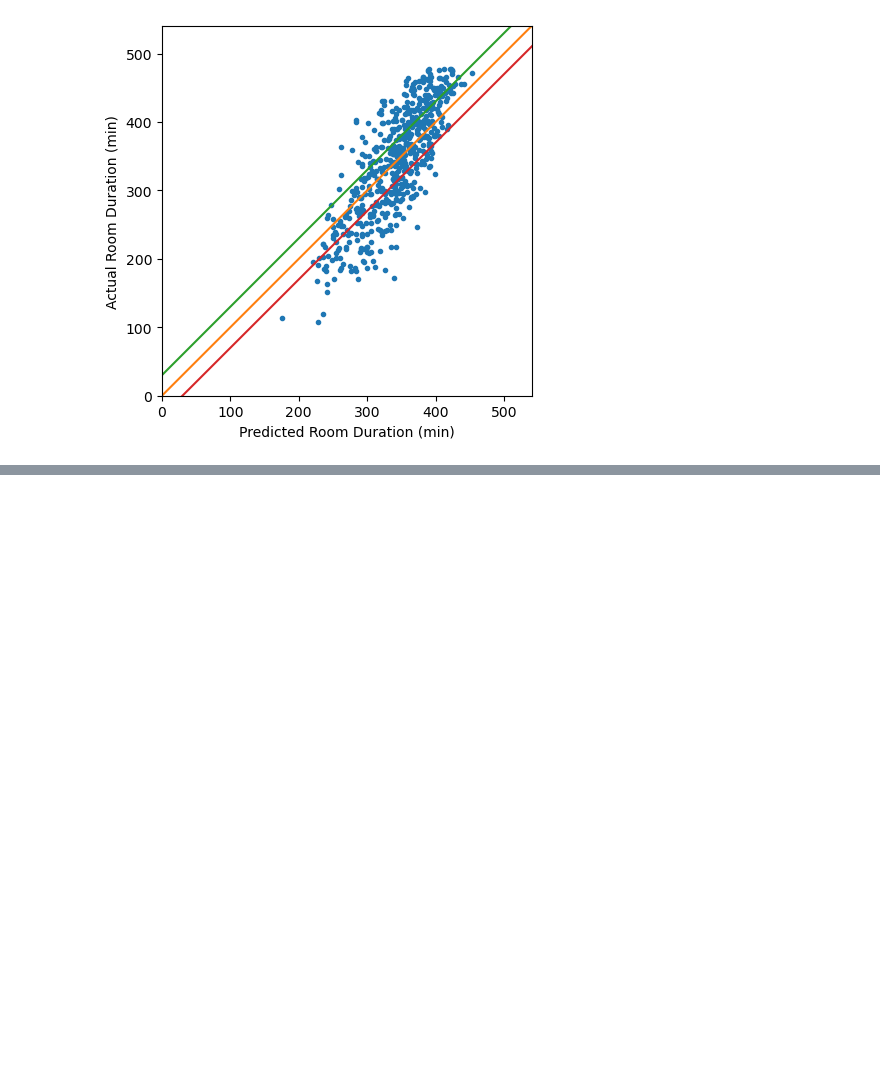
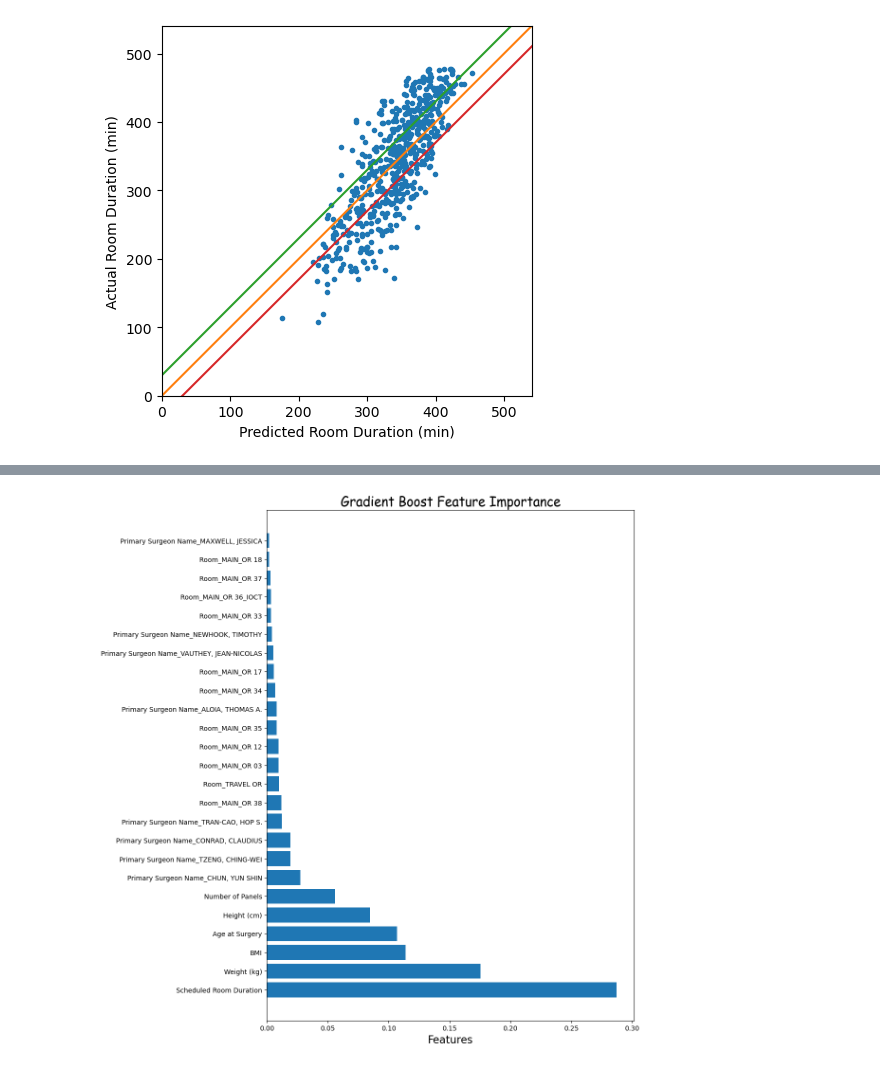
Before and after one commit to LiuDaveLiu/theatre-scheduling, a Jupyter notebook: modelling/CaseDurationPrediction.ipynb, the cells around one changed output, grey strips where cells are left out. Drawn from its saved outputs; the diff is of its cells as text; code cells hidden in the pictures; blank space fills up the shorter version.

```diff
--- a/modelling/CaseDurationPrediction.ipynb
+++ b/modelling/CaseDurationPrediction.ipynb
@@ -116,3 +116,23 @@ plt.ylabel('Actual Room Duration (min)')
 plt.show()
 # %% [output]
 [figure]
+# %%
+def encode_and_bind(original_dataframe, features_to_encode):
+    dummies = pd.get_dummies(original_dataframe[features_to_encode])
+    res = pd.concat([dummies, original_dataframe], axis=1)
+    res = res.drop(features_to_encode, axis=1)
+    return(res)
+X_train_encoded = encode_and_bind(X, features_to_encode)
+# %%
+def encode_and_bind(original_dataframe, features_to_encode):
+    dummies = pd.get_dummies(original_dataframe[features_to_encode])
+    res = pd.concat([dummies, original_dataframe], axis=1)
+    res = res.drop(features_to_encode, axis=1)
+    return(res)
+X_train_encoded = encode_and_bind(X, features_to_encode)
+# %%
+feature_importances = list(zip(X_train_encoded, model.feature_importances_))
+# Then sort the feature importances by most important first
+feature_importances_ranked = sorted(feature_importances, key = lambda x: x[1], reverse = True)
+# Print out the feature and importances
+[print('Feature: {:35} Importance: {}'.format(*pair)) for pair in feature_importances_ranked];
@@ -118,0 +157,12 @@ plt.show()
+# %%
+feature_names_25 = [i[0] for i in feature_importances_ranked[:25]]
+y_ticks = np.arange(0, len(feature_names_25))
+x_axis = [i[1] for i in feature_importances_ranked[:25]]
+plt.figure(figsize = (10, 14))
+plt.barh(feature_names_25, x_axis)   #horizontal barplot
+plt.title('Gradient Boost Feature Importance',
+          fontdict= {'fontname':'Comic Sans MS','fontsize' : 20})
+plt.xlabel('Features',fontdict= {'fontsize' : 16})
+plt.show()
+# %% [output]
+[figure, added]
```
Also changed, not shown: parts of 1 cell of this notebook, 1 other file.
